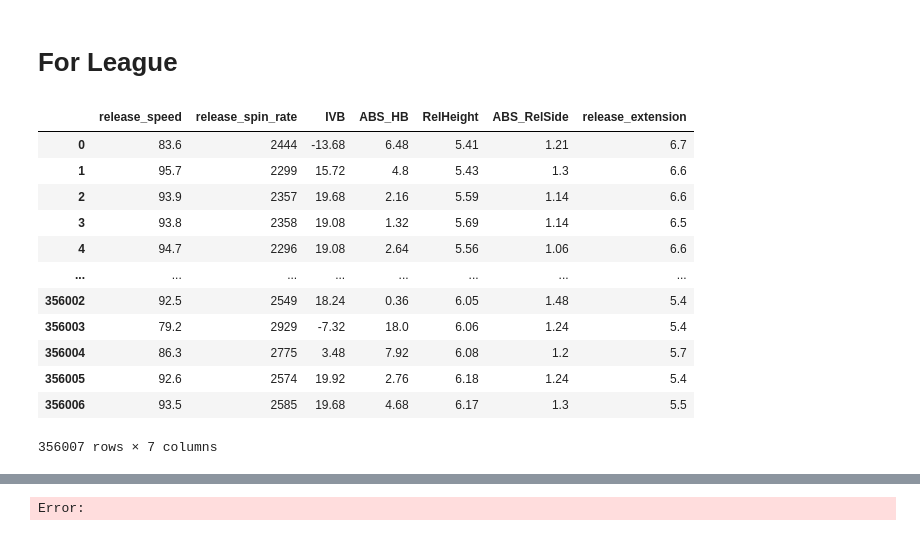
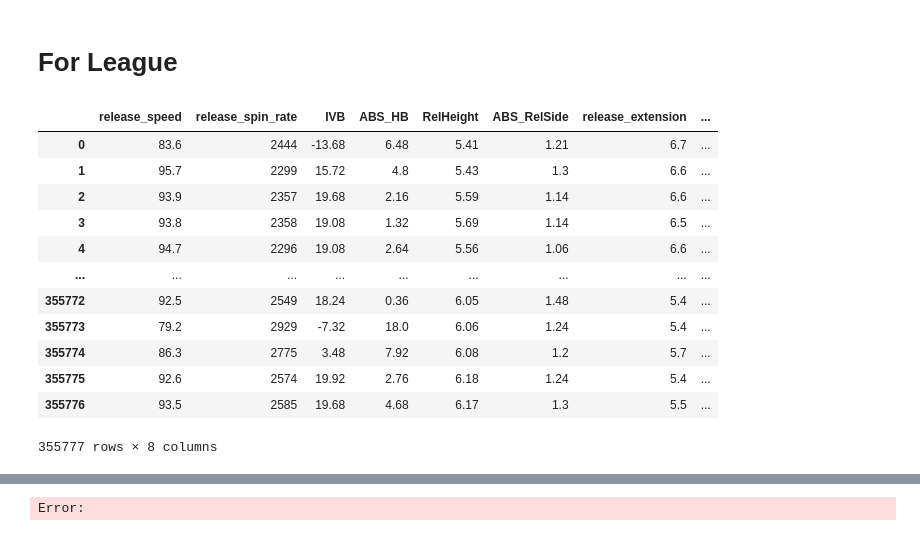
Before and after one commit to Cbkaplinger/Random-Projects, a Jupyter notebook: MLB/MLBStuffPlus.ipynb, the cells around one changed output, grey strips where cells are left out. Saved outputs shown, nothing was run; the diff lists cells and outputs as text; code cells hidden in the pictures.

```diff
--- a/MLB/MLBStuffPlus.ipynb
+++ b/MLB/MLBStuffPlus.ipynb
@@ -228,7 +327,7 @@ savant_df.loc[savant_df['PitchType'] == 'ST', 'PitchType'] = 'Sweeper'
 
 
 savant_df = savant_df[["game_date", "league", "pitcher_team", "Name", "PitchType", "release_speed", "release_spin_rate", "IVB", "ABS_HB", "RelHeight", "ABS_RelSide", "release_extension", "RelSide", "HB", "plate_x", "plate_z", "launch_speed", "estimated_woba_using_speedangle", "delta_run_exp", "description"]]
-savant_df.dropna(subset=["release_speed", "release_spin_rate", "IVB", "ABS_HB", "RelHeight", "ABS_RelSide", "release_extension"], inplace=True)
+savant_df.dropna(subset=["release_speed", "release_spin_rate", "IVB", "ABS_HB", "RelHeight", "ABS_RelSide", "release_extension", "delta_run_exp"], inplace=True)
 
 savant_df
 # %% [output]
@@ -284,7 +383,7 @@ team
 23932 rows × 19 columns
 # %%
 league = savant_df[savant_df["league"] == "NL"].reset_index(drop = True)
-league.dropna(subset=["release_speed", "release_spin_rate", "IVB", "ABS_HB", "RelHeight", "ABS_RelSide", "release_extension"], inplace=True)
+league.dropna(subset=["release_speed", "release_spin_rate", "IVB", "ABS_HB", "RelHeight", "ABS_RelSide", "release_extension", "delta_run_exp"], inplace=True)
 league
 # %% [output]
 |  | game_date | league | pitcher_team | Name | PitchType | release_speed | release_spin_rate | IVB | ... |
@@ -460,22 +559,22 @@ overall
 # %% [markdown]
 # For League
 # %%
-stuff = league.drop(["game_date", "league", "pitcher_team", "Name", "PitchType", "RelSide", "HB", "plate_x", "plate_z", "launch_speed", "estimated_woba_using_speedangle", "delta_run_exp", "description"], axis = 1)
+stuff = league.drop(["game_date", "league", "pitcher_team", "Name", "PitchType", "RelSide", "HB", "plate_x", "plate_z", "launch_speed", "estimated_woba_using_speedangle", "description"], axis = 1)
 stuff
 # %% [output]
-|  | release_speed | release_spin_rate | IVB | ABS_HB | RelHeight | ABS_RelSide | release_extension |
-| 0 | 83.6 | 2444 | -13.68 | 6.48 | 5.41 | 1.21 | 6.7 |
-| 1 | 95.7 | 2299 | 15.72 | 4.8 | 5.43 | 1.3 | 6.6 |
-| 2 | 93.9 | 2357 | 19.68 | 2.16 | 5.59 | 1.14 | 6.6 |
-| 3 | 93.8 | 2358 | 19.08 | 1.32 | 5.69 | 1.14 | 6.5 |
-| 4 | 94.7 | 2296 | 19.08 | 2.64 | 5.56 | 1.06 | 6.6 |
-| ... | ... | ... | ... | ... | ... | ... | ... |
-| 356002 | 92.5 | 2549 | 18.24 | 0.36 | 6.05 | 1.48 | 5.4 |
-| 356003 | 79.2 | 2929 | -7.32 | 18.0 | 6.06 | 1.24 | 5.4 |
-| 356004 | 86.3 | 2775 | 3.48 | 7.92 | 6.08 | 1.2 | 5.7 |
-| 356005 | 92.6 | 2574 | 19.92 | 2.76 | 6.18 | 1.24 | 5.4 |
-| 356006 | 93.5 | 2585 | 19.68 | 4.68 | 6.17 | 1.3 | 5.5 |
+|  | release_speed | release_spin_rate | IVB | ABS_HB | RelHeight | ABS_RelSide | release_extension | ... |
+| 0 | 83.6 | 2444 | -13.68 | 6.48 | 5.41 | 1.21 | 6.7 | ... |
+| 1 | 95.7 | 2299 | 15.72 | 4.8 | 5.43 | 1.3 | 6.6 | ... |
+| 2 | 93.9 | 2357 | 19.68 | 2.16 | 5.59 | 1.14 | 6.6 | ... |
+| 3 | 93.8 | 2358 | 19.08 | 1.32 | 5.69 | 1.14 | 6.5 | ... |
+| 4 | 94.7 | 2296 | 19.08 | 2.64 | 5.56 | 1.06 | 6.6 | ... |
+| ... | ... | ... | ... | ... | ... | ... | ... | ... |
+| 355772 | 92.5 | 2549 | 18.24 | 0.36 | 6.05 | 1.48 | 5.4 | ... |
+| 355773 | 79.2 | 2929 | -7.32 | 18.0 | 6.06 | 1.24 | 5.4 | ... |
+| 355774 | 86.3 | 2775 | 3.48 | 7.92 | 6.08 | 1.2 | 5.7 | ... |
+| 355775 | 92.6 | 2574 | 19.92 | 2.76 | 6.18 | 1.24 | 5.4 | ... |
+| 355776 | 93.5 | 2585 | 19.68 | 4.68 | 6.17 | 1.3 | 5.5 | ... |
-356007 rows × 7 columns
+355777 rows × 8 columns
 # %%
 for i in range(len(league)):
     pitch_type = league.loc[i, 'PitchType']
```
Also changed, not shown: parts of 33 cells of this notebook, 9 other files.
